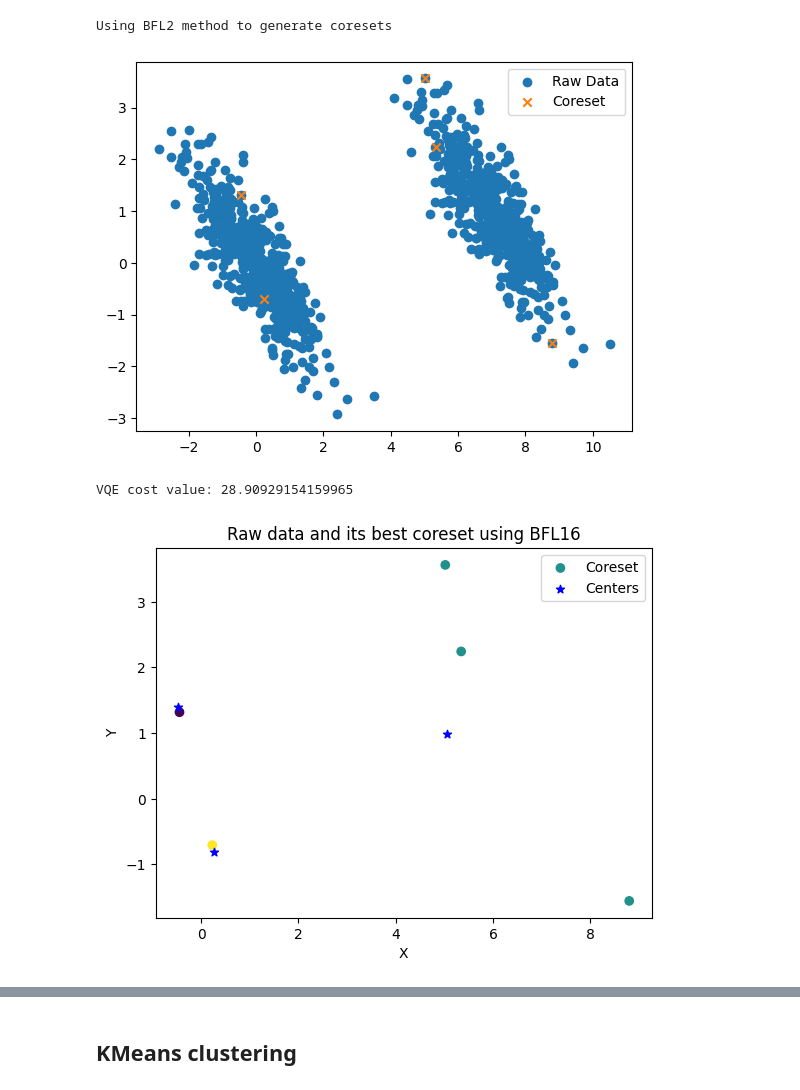
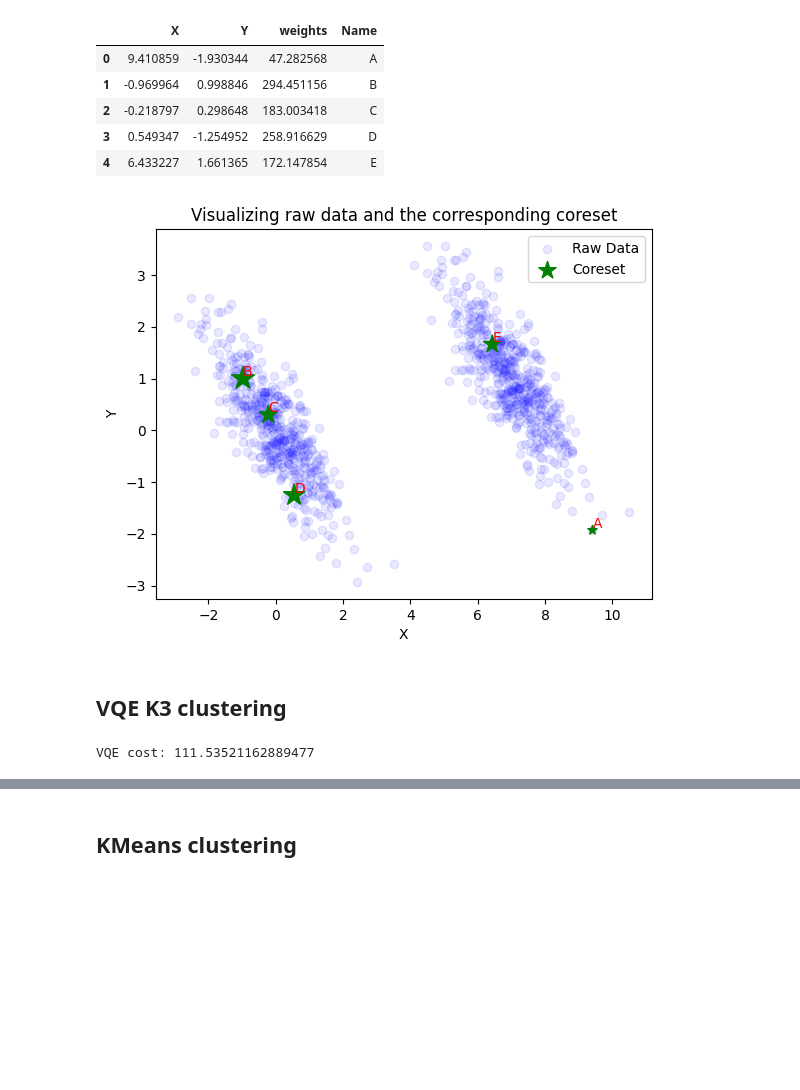
Before and after one commit to Boniface316/bigdata_vqa, a Jupyter notebook: Notebooks/3-means_toy_experiment.ipynb, the cells around one changed output, grey strips where cells are left out. Saved outputs shown, nothing was run; the diff lists cells and outputs as text; code cells hidden in the pictures; blank space fills up the shorter version.

```diff
--- a/Notebooks/3-means_toy_experiment.ipynb
+++ b/Notebooks/3-means_toy_experiment.ipynb
@@ -28,34 +28,61 @@ number_of_experiment_runs = 5
 number_of_corsets_to_evaluate = 15
 number_of_centroid_evaluation = 20
 # %%
-raw_data = Coreset.create_dataset(1000)
-raw_data_df = pd.DataFrame(raw_data, columns=list("XY"))
+raw_data = BFL2.create_dataset(1000)
 
-coreset = Coreset(
+coreset = BFL2(
     raw_data=raw_data,
     number_of_sampling_for_centroids=10,
     coreset_size=coreset_size,
     number_of_coresets_to_evaluate=4,
-    coreset_method="BFL2",
+    sampling_method=D2_sampling,
 )
+
 
 coreset_vectors, coreset_weights = coreset.get_best_coresets()
 
+vector_columns = ["X", "Y"]
+weights_column = "weights"
+
 coreset_df = pd.DataFrame(coreset_vectors, columns=list("XY"))
-coreset_df["weights"] = coreset_weights
+coreset_df[weights_column] = coreset_weights
 coreset_df["Name"] = [chr(i + 65) for i in coreset_df.index]
-
-plt.scatter(raw_data_df["X"], raw_data_df["Y"], label="Raw Data")
-plt.scatter(coreset_df["X"], coreset_df["Y"], label="Coreset", marker="x")
-plt.legend()
-plt.show()
+coreset_df
 # %% [output]
-Using BFL2 method to generate coresets
-[figure, removed]
+|  | X | Y | weights | Name |
+| 0 | 9.410859 | -1.930344 | 47.282568 | A |
+| 1 | -0.969964 | 0.998846 | 294.451156 | B |
+| 2 | -0.218797 | 0.298648 | 183.003418 | C |
+| 3 | 0.549347 | -1.254952 | 258.916629 | D |
+| 4 | 6.433227 | 1.661365 | 172.147854 | E |
+# %%
+plt.scatter(raw_data[:, 0], raw_data[:, 1], color="blue", alpha=0.09, label="Raw Data")
+plt.scatter(
+    coreset_df.X,
+    coreset_df.Y,
+    s=coreset_df.weights,
+    marker="*",
+    color="green",
+    label="Coreset",
+)
+for idx, row in coreset_df.iterrows():
+    plt.annotate(row["Name"], xy=(row.X, row.Y + 0.05), color="red")
+plt.xlabel("X")
+plt.ylabel("Y")
+plt.legend()
+plt.title("Visualizing raw data and the corresponding coreset")
+plt.show()
+# %% [output]
+[figure, added]
+# %% [markdown]
+## VQE K3 clustering
 # %%
 optimizer = cudaq.optimizers.COBYLA()
 
 k3meansVQE = K3MeansClusteringVQA(
+    full_coreset_df = coreset_df,
+    vector_columns=vector_columns,
+    weights_columns=weights_column,
     qubits=qubits,
     create_circuit=get_VQE_circuit,
     circuit_depth=1,
@@ -68,27 +95,11 @@ k3meansVQE = K3MeansClusteringVQA(
     max_shots=max_shots,
 )
 
-centers = k3meansVQE.get_cluster_centers(
-    coreset_df=coreset_df, vector_columns=["X", "Y"], weight_columns="weights"
-)
 
 
-VQE_cost_value, labels = k3meansVQE.get_3means_cost(coreset_vectors, centers)
+k3meansVQE.fit()
 
-
-print(f"VQE cost value: {VQE_cost_value}")
+VQE_cost = k3meansVQE.cost
+print(f"VQE cost: {VQE_cost}")
 # %% [output]
-VQE cost value: 28.90929154159965
+VQE cost: 111.53521162889477
-# %%
-coreset_df["k"] = labels
-
-plt.scatter(coreset_df["X"], coreset_df["Y"], c=coreset_df["k"], label="Coreset", cmap="viridis")
-plt.scatter(centers[:, 0], centers[:, 1], label="Centers", color="b", marker="*")
-
-plt.xlabel("X")
-plt.ylabel("Y")
-plt.title("Raw data and its best coreset using BFL16")
-plt.legend()
-plt.show()
-# %% [output]
-[figure, removed]
```
Also changed, not shown: parts of 15 cells of this notebook, 15 other files.
